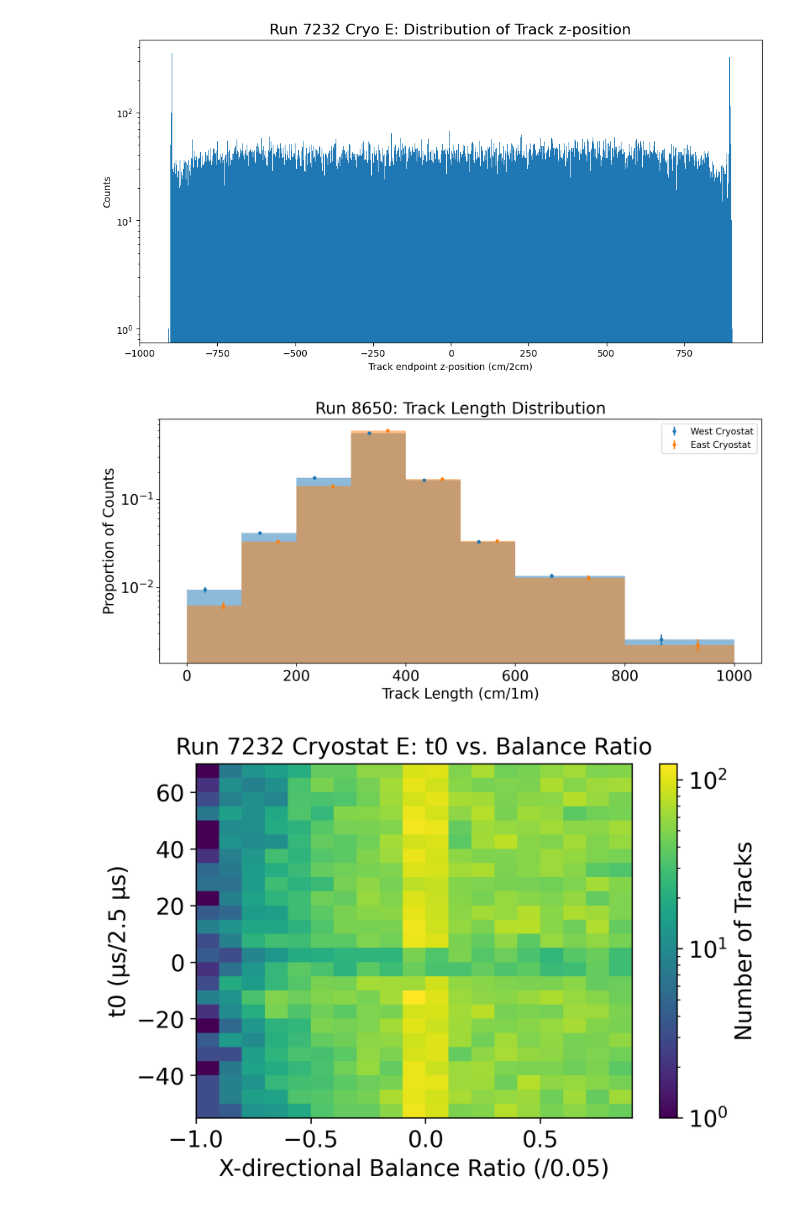
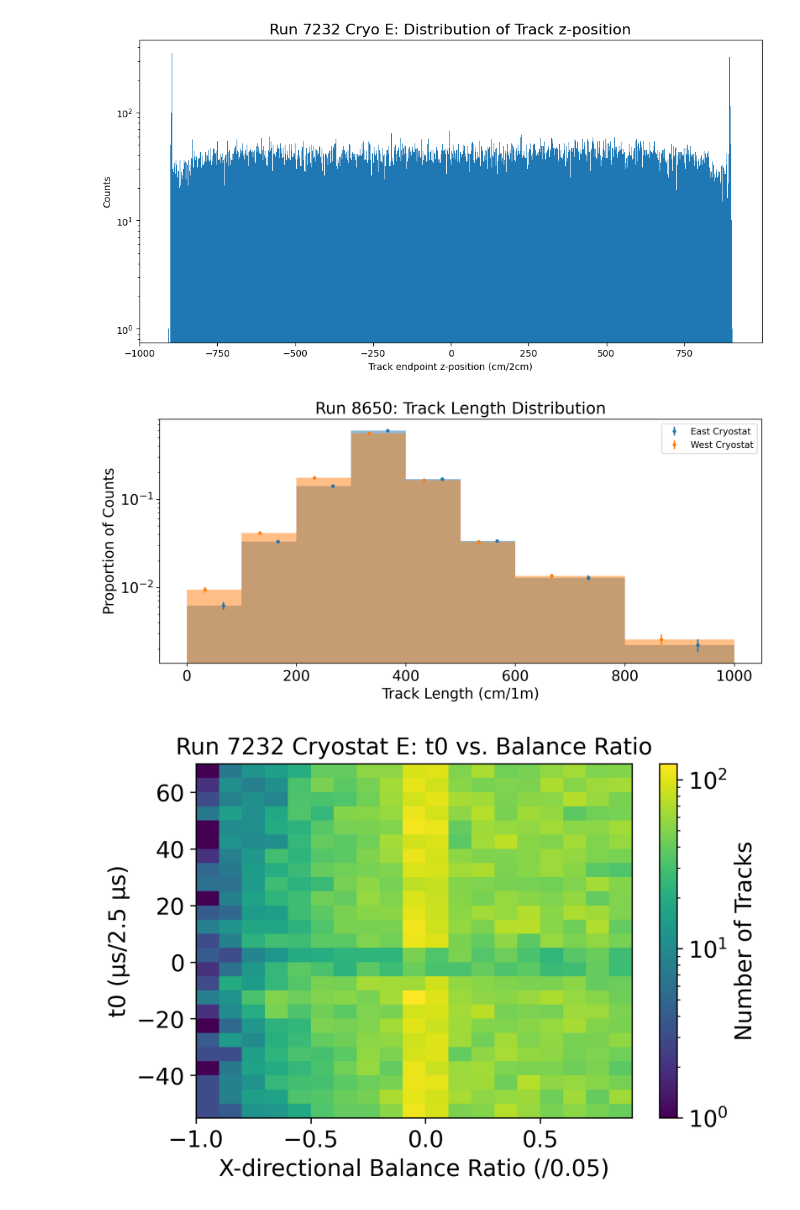
Before and after one commit to TanviKrishnan/SULI-Icarus-TriggerEfficiency, a Jupyter notebook: TriggerEfficiencyExploration_MultiRun_AsymmetricWindow.ipynb, the cells around one changed output. Cells and saved outputs as stored; diff of their text form; code cells hidden in the pictures.

```diff
--- a/TriggerEfficiencyExploration_MultiRun_AsymmetricWindow.ipynb
+++ b/TriggerEfficiencyExploration_MultiRun_AsymmetricWindow.ipynb
@@ -234,9 +240,11 @@ ratio_cutoff = 0.9
 df_W = root_to_pandas(file_W, "t0TreeStoreW/TimedTrackStorage")
 df_W_loc = loc_matching(df_W, -15, 5, 7232)
 (df_W_loc, df_W_west, df_W_east) = add_ratio_info(df_W_loc, ratio_cutoff, 'W')
+df_W_loc = add_energy_info(df_W_loc)
 df_E = root_to_pandas(file_E, "t0TreeStoreE/TimedTrackStorage")
 df_E_loc = loc_matching(df_E, -20, 0, 7232)
 df_E_loc, df_E_west, df_E_east = add_ratio_info(df_E_loc, ratio_cutoff, 'E')
+df_E_loc = add_energy_info(df_E_loc)
 pandas.set_option('display.max_columns', None)
 # %%
 # add a column telling whether the track is "crossing" - goes from one detector edge to the other.
@@ -331,9 +356,11 @@ Length of df_E_entering:  14055
 df2_W = root_to_pandas(file2, "t0TreeStoreW/TimedTrackStorage")
 df2_W_loc = loc_matching(df2_W, -15, 5, 8650)
 df2_W_loc, df2_W_west, df2_W_east = add_ratio_info(df2_W_loc, ratio_cutoff, 'W')
+df2_W_loc = add_energy_info(df2_W_loc)
 df2_E = root_to_pandas(file2, "t0TreeStoreE/TimedTrackStorage")
 df2_E_loc = loc_matching(df2_E, -20, 0, 8650)
 df2_E_loc, df2_E_west, df2_E_east = add_ratio_info(df2_E_loc, ratio_cutoff, 'E')
+df2_E_loc = add_energy_info(df2_E_loc)
 pandas.set_option('display.max_columns', None)
 # %%
 # add a column telling whether the track is "crossing" - goes from one detector edge to the other.
@@ -430,33 +457,33 @@ df_c is the dataframe being used in the plots (not specific to a given run, just
 
 ###### VALUES TO SET #######
 # choose cryostat - E or W
-cryostat = 'E'
+cryostat = 'W'
 
 # choose subselection of tracks to plot - loc, entering, crossing, or closeflash
-desired_tracks = 'closeflash'
+desired_tracks = 'loc'
 
 # choose desired trigger emulation window setting - 1: (-20µs, 0µs) in East cryo and (-15µs, 5µs) in West cryo
 trig_window = 1
 
 runs = [7232, 8650] # listed according to their dataframe numbering
 # choose desired run or 'all' for multiple runs on one plot
-run = 'all'
+run = 7232
 
 # choose cutoff ratio - if choosing tracks primarily in one TPC, all must have ratio more extreme than cutoff
 # if you're not using this, value does not matter.
 cutoff = 0.9
 
 # choose variable
-var = 'length' # variable name in dataframe to plot
-var_label = "Track Length" # how the variable should be labelled on the x-axis
-var_units = "(cm/1m)" # format - ([units], [bin width])
+var = 'mip_energy' # variable name in dataframe to plot
+var_label = "Track Energy under MIP Assumption" # how the variable should be labelled on the x-axis
+var_units = "(MeV/0.2GeV)" # format - ([units], [bin width])
 
 # set size of bins for equal binning plot
 bin_size=100
 
 # set min and max values - if unknown, set values as None and they will automatically be computed
-min_val = None
-max_val = None
+min_val = 0
+max_val = 800
 
 # set confidence level for error bars on plot - 0.6827 is 1 standard deviation
 conf = 0.6827
@@ -612,8 +639,10 @@ plt.show()
 # %%
 # VALUES TO SET BEFORE RUN (Asymmetric Binning)
 ###### VALUES TO SET #######
-bin_arr = [0, 100, 200, 300, 400, 500, 600, 800] # set left endpoints of bins
-bin_size = np.append(np.ediff1d(bin_arr),200) # add desired width of last bin here
+#bin_arr = [0, 100, 200, 300, 400, 500, 600, 800] # for length
+# bin_arr = [0, 50, 100, 150, 200, 250, 300, 400] # for length within one cryostat
+bin_arr = [0, 200, 400, 600, 800, 1000, 1200, 1600]
+bin_size = np.append(np.ediff1d(bin_arr),400) # add desired width of last bin here
 ############################
 # %%
 # Varying Trigger Threshold Efficiency Plot - asymmetric binning
@@ -820,46 +849,53 @@ plt.show()
 [figure]
 # %%
 # Track Length Distribution
-fig, ax = plt.subplots(figsize = (12, 5), dpi=300)
+######## SET PARAMS ##############
 run = "8650" # 7232 or 8650
 track_type = "loc" # loc, crossing, or entering
+##################################
+
+fig, ax = plt.subplots(figsize = (12, 5), dpi=300)
 if track_type == "loc":
     W_lengths = df_W_loc['length'] if run==7232 else df2_W_loc['length']
     E_lengths = df_E_loc['length'] if run==7232 else df2_E_loc['length']
+    type_name = ''
 elif track_type == "crossing":
     W_lengths = df_W_crossing['length'] if run==7232 else df2_W_crossing['length']
     E_lengths = df_E_crossing['length'] if run==7232 else df2_E_crossing['length']
+    type_name = 'Crossing '
 else:
     W_lengths = df_W_entering['length'] if run==7232 else df2_W_entering['length']
     E_lengths = df_E_entering['length'] if run==7232 else df2_E_entering['length']
+    type_name = 'Entering '
 
 bin_arr = [0, 100, 200, 300, 400, 500, 600, 800, 1000] # set left endpoints of bins
 bin_size = np.ediff1d(bin_arr) # add desired width of last bin here
 
 
 
 W_hist = [len([W  for W in W_lengths if (W>=bin_arr[i]) & (W<bin_arr[i+1])])/len(W_lengths) for i in range(len(bin_arr[:-1]))]
 E_hist = [len([E  for E in E_lengths if (E>=bin_arr[i]) & (E<bin_arr[i+1])])/len(E_lengths) for i in range(len(bin_arr[:-1]))]
 
+plt.bar(bin_arr[:-1],E_hist,width=bin_size, align='edge', alpha=0.5)
 plt.bar(bin_arr[:-1],W_hist,width=bin_size, align='edge', alpha=0.5)
-plt.bar(bin_arr[:-1],E_hist,width=bin_size, align='edge', alpha=0.5)
 
 yerr_W= [math.sqrt(W*len(W_lengths))/len(W_lengths) for W in W_hist]
 yerr_E = [math.sqrt(E*len(E_lengths))/len(E_lengths) for E in E_hist]
 
+ax.errorbar(np.add(bin_arr[:-1], 2*bin_size/3), E_hist, yerr = yerr_E, fmt=".", label = "East Cryostat")
 ax.errorbar(np.add(bin_arr[:-1], bin_size/3), W_hist, yerr = yerr_W, fmt=".", label = "West Cryostat")
-ax.errorbar(np.add(bin_arr[:-1], 2*bin_size/3), E_hist, yerr = yerr_E, fmt=".", label = "East Cryostat")
+
 plt.tick_params(labelsize=16)
 ax.legend()
-ax.set_title("Run "+run+": Track Length Distribution", fontsize=18)
+ax.set_title("Run "+run+": "+type_name+"Track Length Distribution", fontsize=18)
 ax.set_ylabel("Proportion of Counts", fontsize=16)
 ax.set_xlabel("Track Length (cm/1m)", fontsize=16)
 
 ax.set_yscale('log')
 
 plt.savefig("other_plots_E-20_W-15_"+run+"/hist_length_TrackType_"+track_type+"mer"+run+"_cryoBOTH.pdf")
 # %% [output]
-[figure, old version]
+[figure, new version]
 # %%
 # 3d plot of start and endpoints for a given dataframe
 
```
Also changed, not shown: parts of 5 cells of this notebook.
